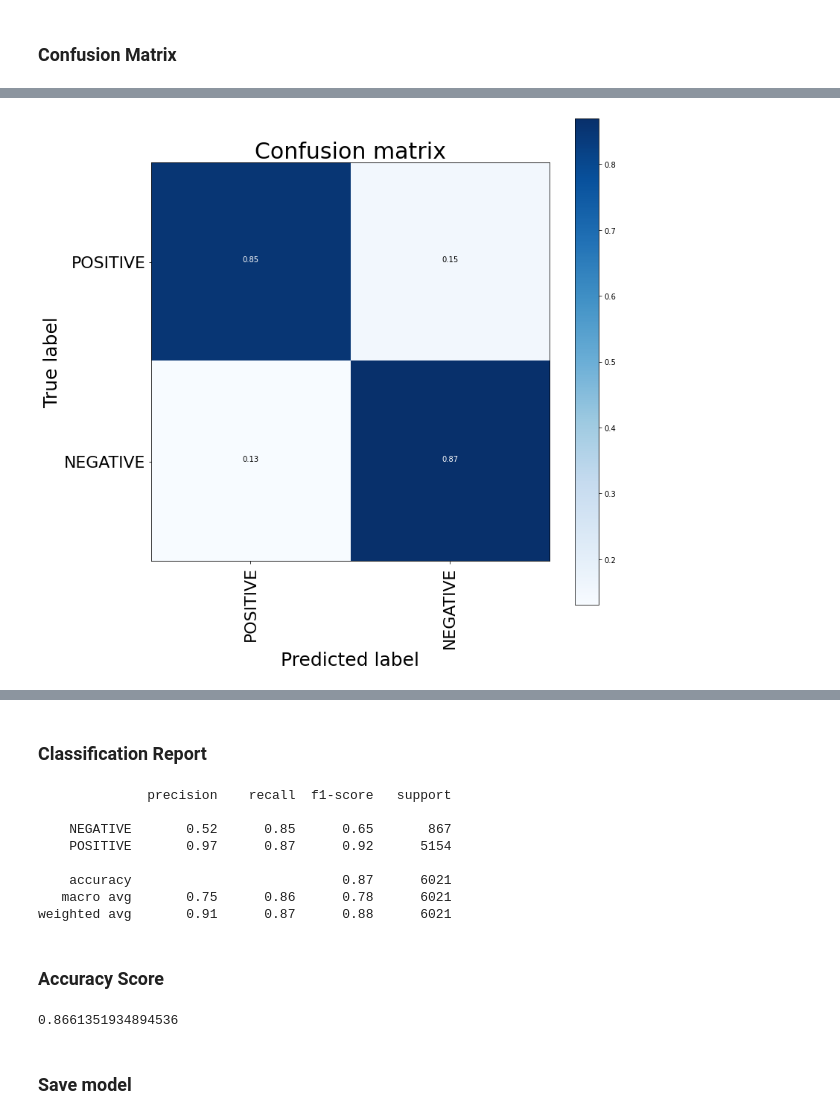
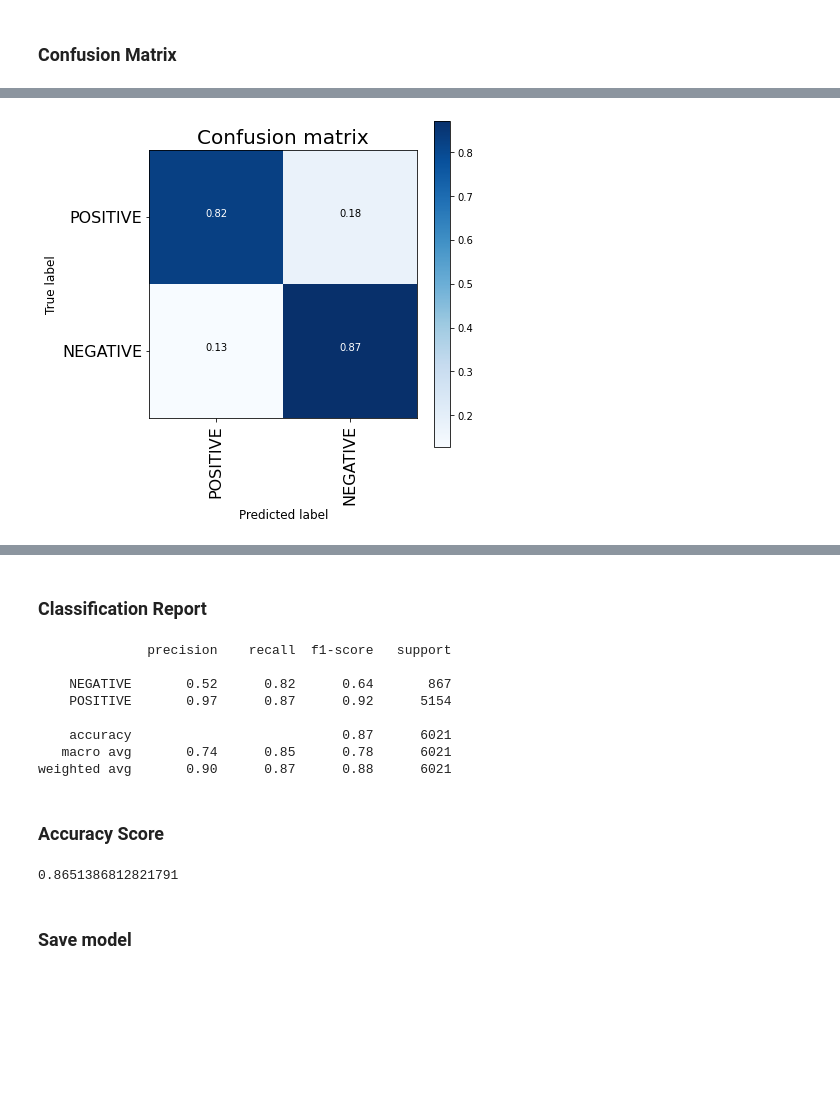
Before and after one commit to tanyelai/sentiment-analysis-for-yemeksepeti-reviews, a Jupyter notebook: yemeksepeti-sentiment-analysis.ipynb, the cells around one changed output, grey strips where cells are left out. Drawn from its saved outputs; the diff is of its cells as text; code cells hidden in the pictures; blank space fills up the shorter version.

Commit message:
Kaggle Notebook | Yemeksepeti Sentiment Analysis | Version 3

```diff
--- a/yemeksepeti-sentiment-analysis.ipynb
+++ b/yemeksepeti-sentiment-analysis.ipynb
@@ -99,7 +102,7 @@ BATCH_SIZE = 512
 POSITIVE = "POSITIVE"
 NEGATIVE = "NEGATIVE"
 NEUTRAL = "NEUTRAL"
-SENTIMENT_THRESHOLD = (0.6)
+SENTIMENT_THRESHOLD = (0.65)
 
 # EXPORT
 KERAS_MODEL = "model.h5"
@@ -629,11 +609,11 @@ def plot_confusion_matrix(cm, classes,
     cm = cm.astype('float') / cm.sum(axis=1)[:, np.newaxis]
 
     plt.imshow(cm, interpolation='nearest', cmap=cmap)
-    plt.title(title, fontsize=30)
+    plt.title(title, fontsize=20)
     plt.colorbar()
     tick_marks = np.arange(len(classes))
-    plt.xticks(tick_marks, classes, rotation=90, fontsize=22)
-    plt.yticks(tick_marks, classes, fontsize=22)
+    plt.xticks(tick_marks, classes, rotation=90, fontsize=16)
+    plt.yticks(tick_marks, classes, fontsize=16)
 
     fmt = '.2f'
     thresh = cm.max() / 2.
@@ -642,14 +622,14 @@ def plot_confusion_matrix(cm, classes,
                  horizontalalignment="center",
                  color="white" if cm[i, j] > thresh else "black")
 
-    plt.ylabel('True label', fontsize=25)
-    plt.xlabel('Predicted label', fontsize=25)
+    plt.ylabel('True label', fontsize=12)
+    plt.xlabel('Predicted label', fontsize=12)
 # %%
 %%time
 
 cnf_matrix = confusion_matrix(y_test_1d, y_pred_1d)
-plt.figure(figsize=(12,12))
+plt.figure(figsize=(6,6))
 plot_confusion_matrix(cnf_matrix, classes=df_train.target.unique(), title="Confusion matrix")
 plt.show()
 # %% [output]
-[figure, old version]
+[figure, new version]
@@ -662,18 +642,18 @@ print(classification_report(y_test_1d, y_pred_1d))
 # %% [output]
               precision    recall  f1-score   support
 
-    NEGATIVE       0.52      0.85      0.65       867
+    NEGATIVE       0.52      0.82      0.64       867
     POSITIVE       0.97      0.87      0.92      5154
 
     accuracy                           0.87      6021
-   macro avg       0.75      0.86      0.78      6021
-weighted avg       0.91      0.87      0.88      6021
+   macro avg       0.74      0.85      0.78      6021
+weighted avg       0.90      0.87      0.88      6021
 # %% [markdown]
 ### Accuracy Score
 # %%
 accuracy_score(y_test_1d, y_pred_1d)
 # %% [output]
-0.8661351934894536
+0.8651386812821791
 # %% [markdown]
 ### Save model
 # %%
```
Also changed, not shown: parts of 31 cells of this notebook.
